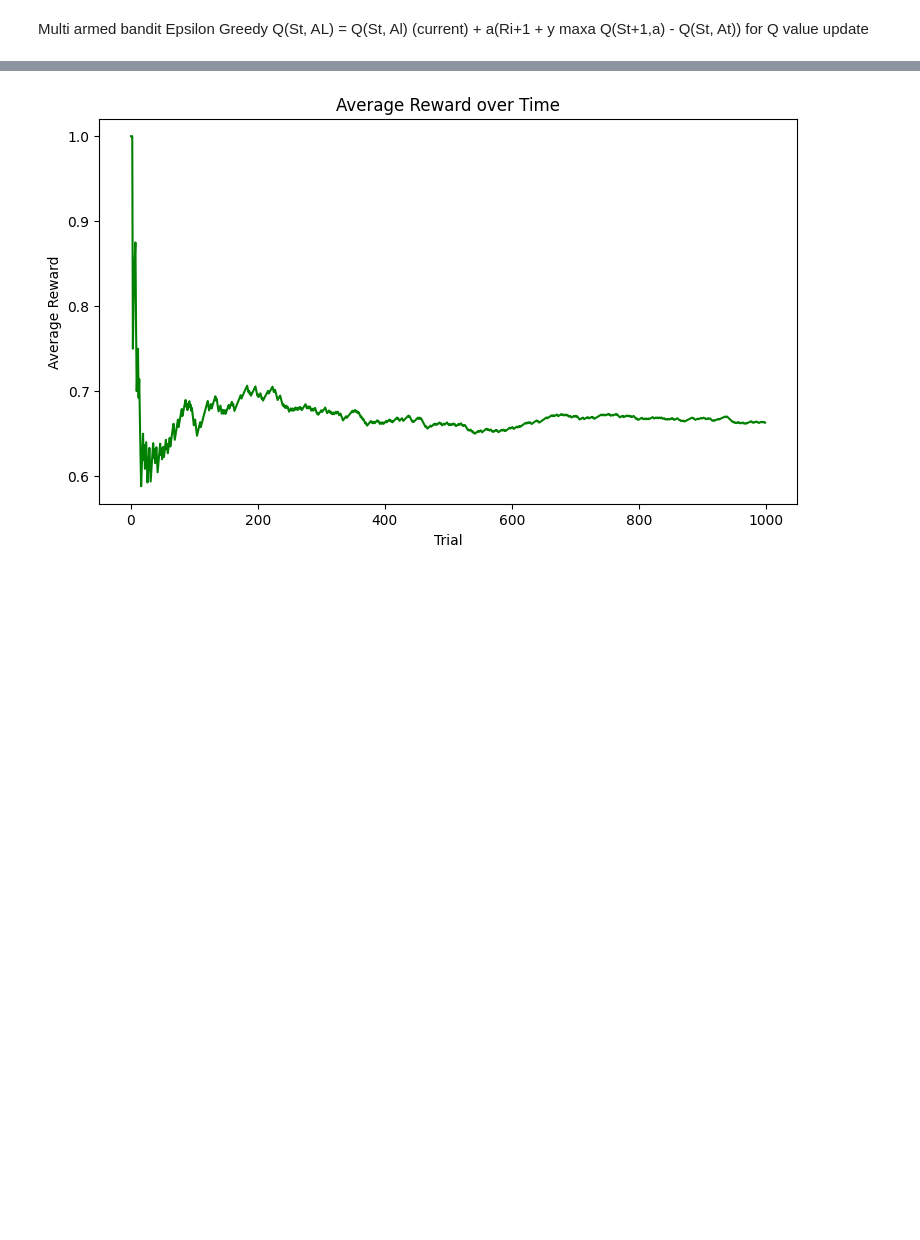
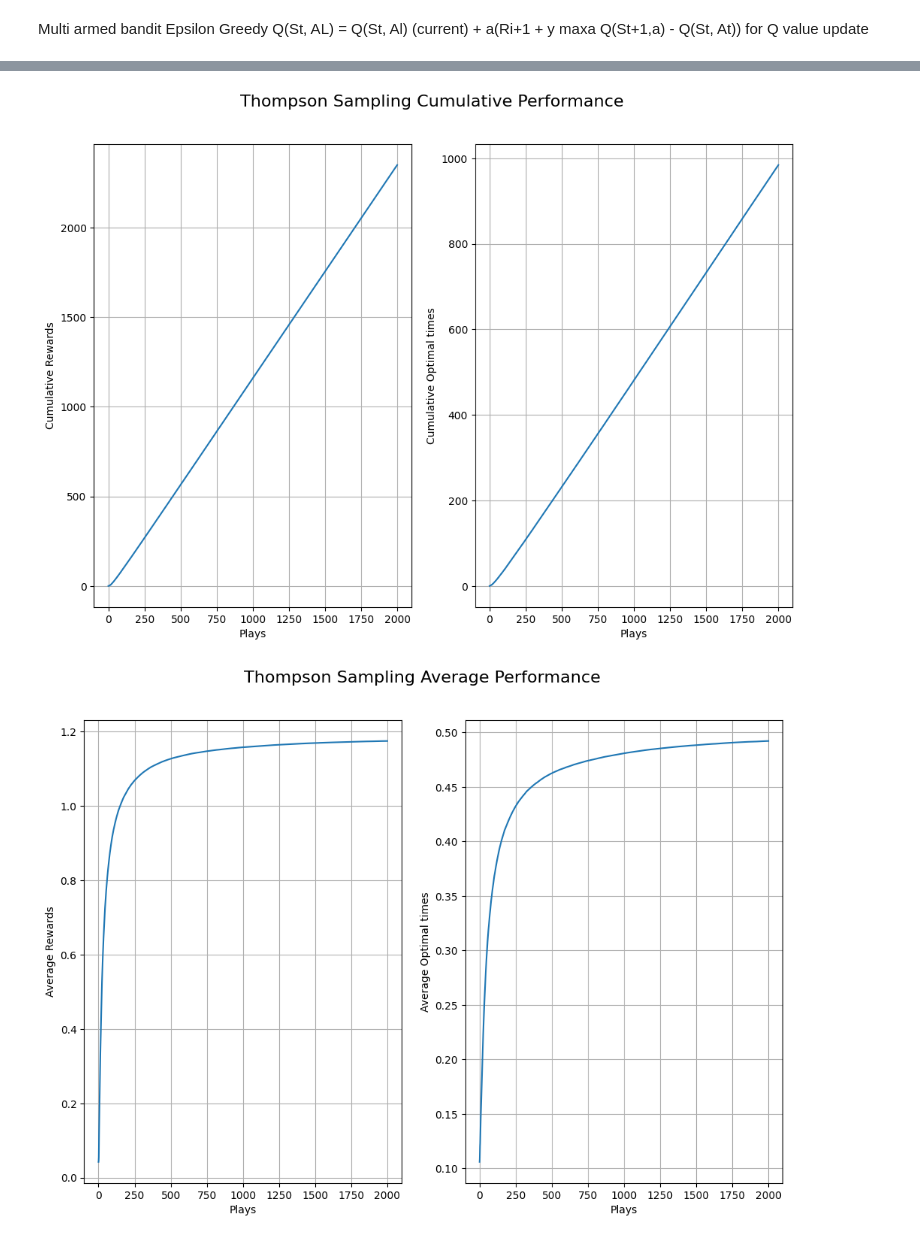
Before and after one commit to marara02/Comp_532_ml_bioinspired_opt, a Jupyter notebook: multi_armed_bandit_r_learning/assignment_1.ipynb, the cells around one changed output, grey strips where cells are left out. Drawn from its saved outputs; the diff is of its cells as text; code cells hidden in the pictures; blank space fills up the shorter version.

Commit message:
Thompson Sampling model

```diff
--- a/multi_armed_bandit_r_learning/assignment_1.ipynb
+++ b/multi_armed_bandit_r_learning/assignment_1.ipynb
@@ -58,11 +160,4 @@ Q values:  [0.41666667 0.68988764 0.52941176 0.4        0.4        0.5
 # %%
-cumulative_rewards = np.cumsum(rewards)
-average_rewards = cumulative_rewards / np.arange(1, num_trials + 1)
-plt.figure(figsize=[9, 5])
-plt.plot(average_rewards, color='green')
-plt.xlabel('Trial')
-plt.ylabel('Average Reward')
-plt.title('Average Reward over Time')
-plt.show()
+num_arms = 10
+num_plays = 2000
+num_trials = 1000
-# %% [output]
-[figure, removed]
@@ -68,0 +212,45 @@ plt.show()
+# %%
+TS_totalRewards = np.zeros(num_trials)
+TS_avgRewards = np.zeros((num_trials, num_plays))
+TS_cumRewards = np.zeros((num_trials, num_plays))
+TS_avgOptimal = np.zeros((num_trials, num_plays))
+TS_cumOptimal = np.zeros((num_trials, num_plays))
+
+for trial in range(num_trials):
+    bandit = Bandit(num_arms)
+    total_reward, TS_cumulative_rewards, TS_average_rewards, TS_average_optimal_times, TS_cumulative_optimal_times = ThompsonSamplingSimulation(bandit, num_arms, num_plays)
+    TS_totalRewards[trial]=total_reward
+    TS_cumRewards[trial,:]=TS_cumulative_rewards
+    TS_avgRewards[trial,:]=TS_average_rewards
+    TS_avgOptimal[trial,:]=TS_average_optimal_times
+    TS_cumOptimal[trial,:]=TS_cumulative_optimal_times
+
+TS_avg_totalRewards=TS_totalRewards.mean()
+TS_avg_cumRewards=  TS_cumRewards.mean(axis=0)
+TS_avg_avgRewards=  TS_avgRewards.mean(axis=0)
+TS_avg_cumOptimal=  TS_cumOptimal.mean(axis=0)
+TS_avg_avgOptimal=  TS_avgOptimal.mean(axis=0)
+# %%
+def plot_ucb(rewards, optimal_times,label_1,title):
+    plt.figure(figsize=(12, 8))
+    plt.subplot(1, 2, 1)
+    # Plotting the rewards over time
+    plt.plot(rewards)
+    plt.xlabel('Plays')
+    plt.ylabel(f'{label_1} Rewards')
+    plt.grid(True)
+
+    plt.subplot(1, 2, 2)
+    # Plotting the optimal times over time
+    plt.plot(optimal_times)
+    plt.xlabel('Plays')
+    plt.ylabel(f'{label_1} Optimal times')
+    plt.grid(True)
+    plt.figtext(0.5, 0.95, f'{title} {label_1} Performance', ha='center', va='center', fontsize=16)
+    plt.show()
+# %%
+plot_ucb(TS_avg_cumRewards, TS_avg_cumOptimal,'Cumulative','Thompson Sampling')
+plot_ucb(TS_avg_avgRewards, TS_avg_avgOptimal,'Average','Thompson Sampling')
+# %% [output]
+[figure, added]
+[figure, added]
```
Also changed, not shown: parts of 7 cells of this notebook.
